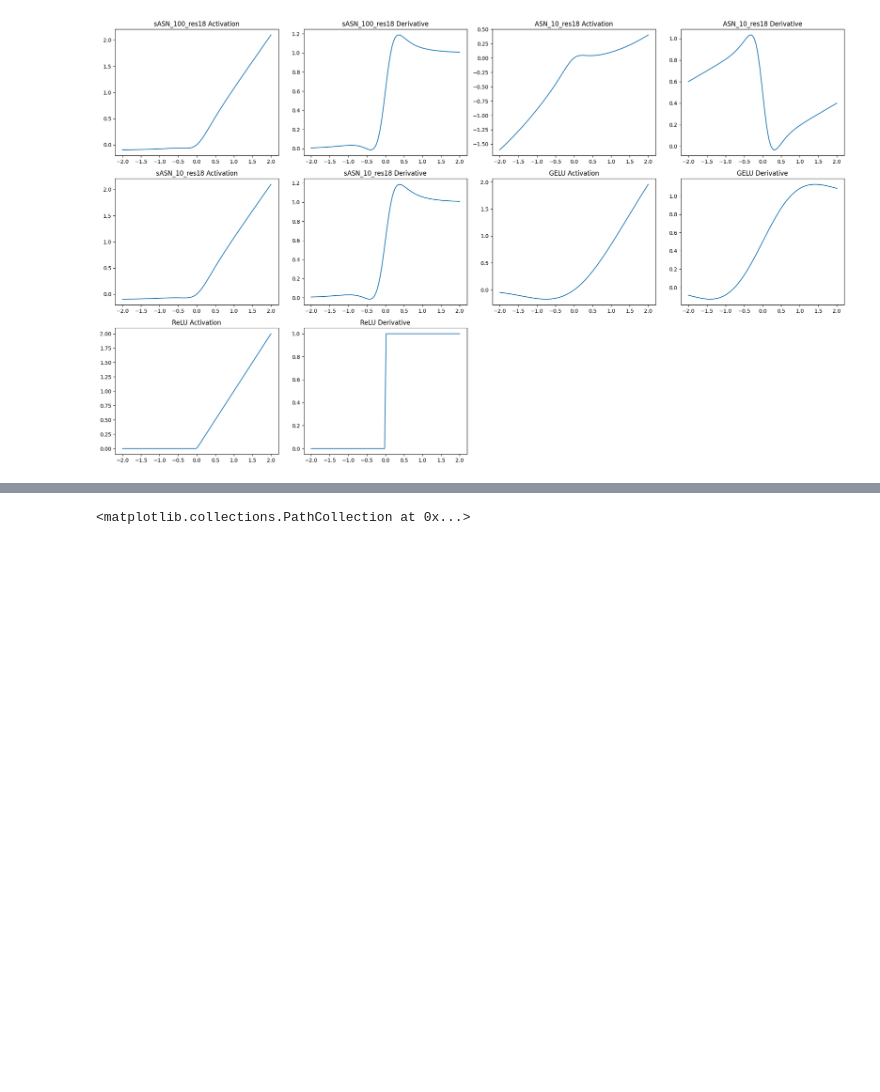
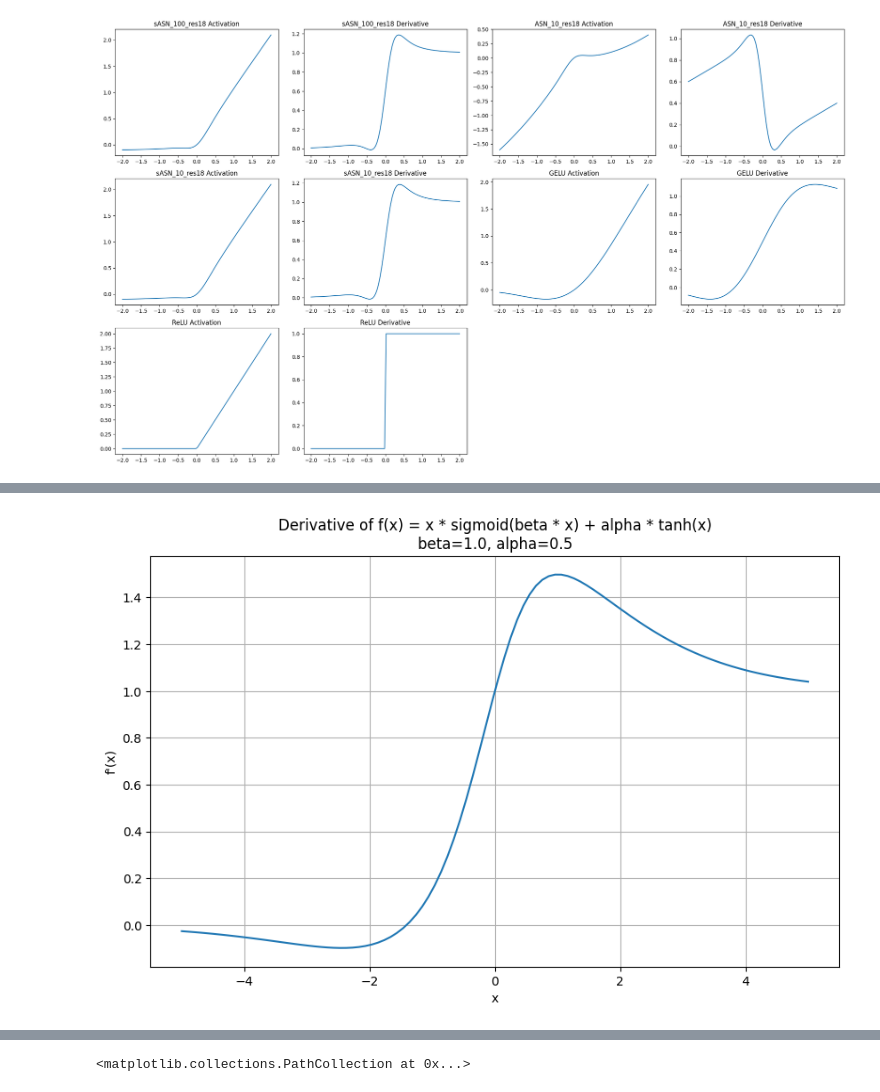
Before and after one commit to yeeca0101/experiments, a Jupyter notebook: try.ipynb, the cells around one changed output, grey strips where cells are left out. Cells and saved outputs as stored; diff of their text form; code cells hidden in the pictures; blank space fills up the shorter version.

```diff
--- a/try.ipynb
+++ b/try.ipynb
@@ -197,0 +210,31 @@ plt.show()
+# %%
+import numpy as np
+import matplotlib.pyplot as plt
+
+def sigmoid(x):
+    return 1 / (1 + np.exp(-x))
+
+def f(x, beta, alpha):
+    return x * sigmoid(beta * x) + alpha * np.tanh(x)
+
+def df(x, beta, alpha):
+    s = sigmoid(beta * x)
+    t = np.tanh(x)
+    exp2x = np.exp(2 * x)
+    return s + beta * x * s * (1 - s) + (4 * alpha * np.exp(x)) / (exp2x + 2 + np.exp(-2 * x))
+
+beta = 1.0
+alpha = 0.5
+
+x = np.linspace(-5, 5, 100)
+y = [df(xx, beta, alpha) for xx in x]
+
+plt.figure(figsize=(10, 6))
+plt.plot(x, y)
+plt.title(f"Derivative of f(x) = x * sigmoid(beta * x) + alpha * tanh(x)\nbeta={beta}, alpha={alpha}")
+plt.xlabel("x")
+plt.ylabel("f'(x)")
+plt.grid()
+plt.show()
+# %% [output]
+[figure, added]
```
Also changed, not shown: parts of 8 cells of this notebook, 1 other file.
